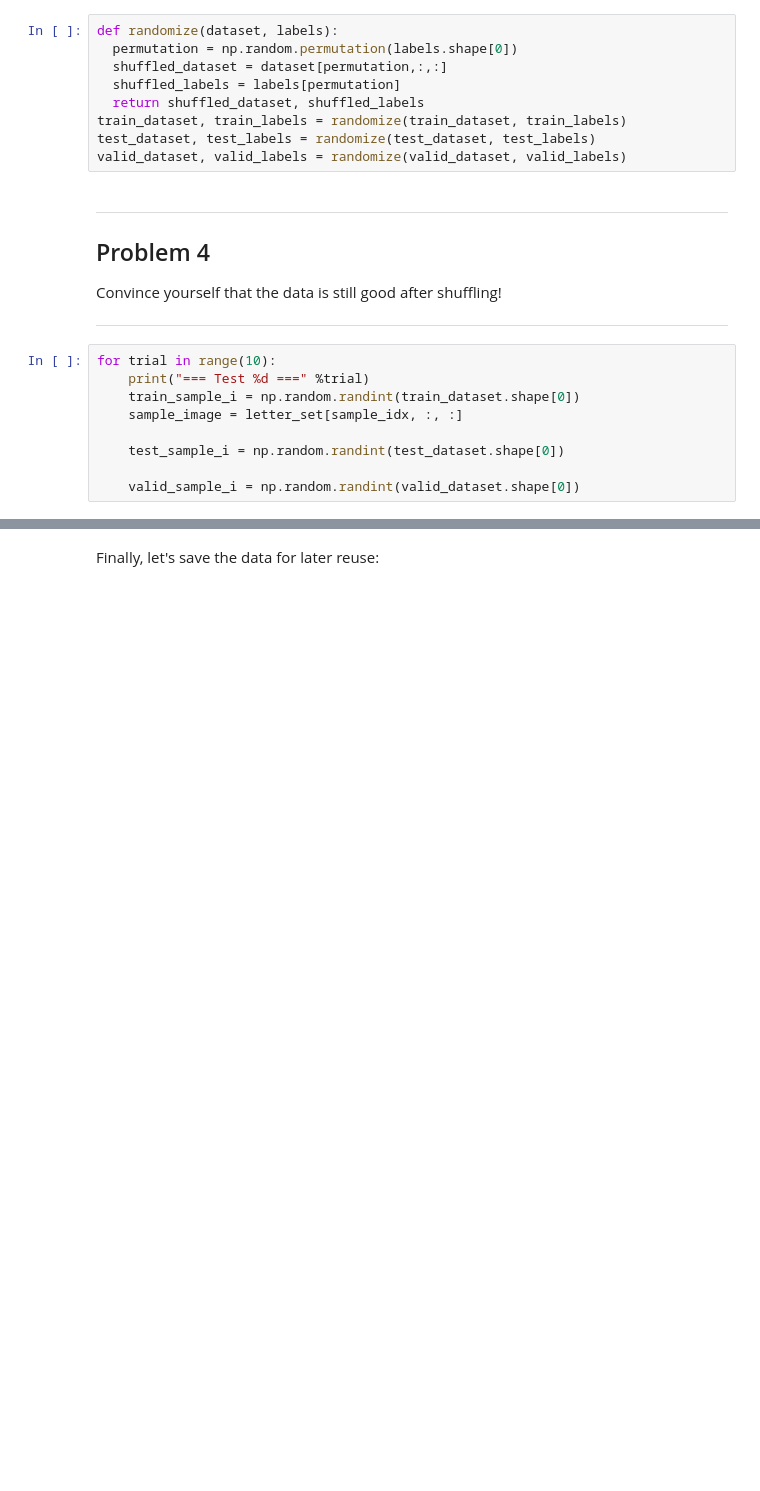
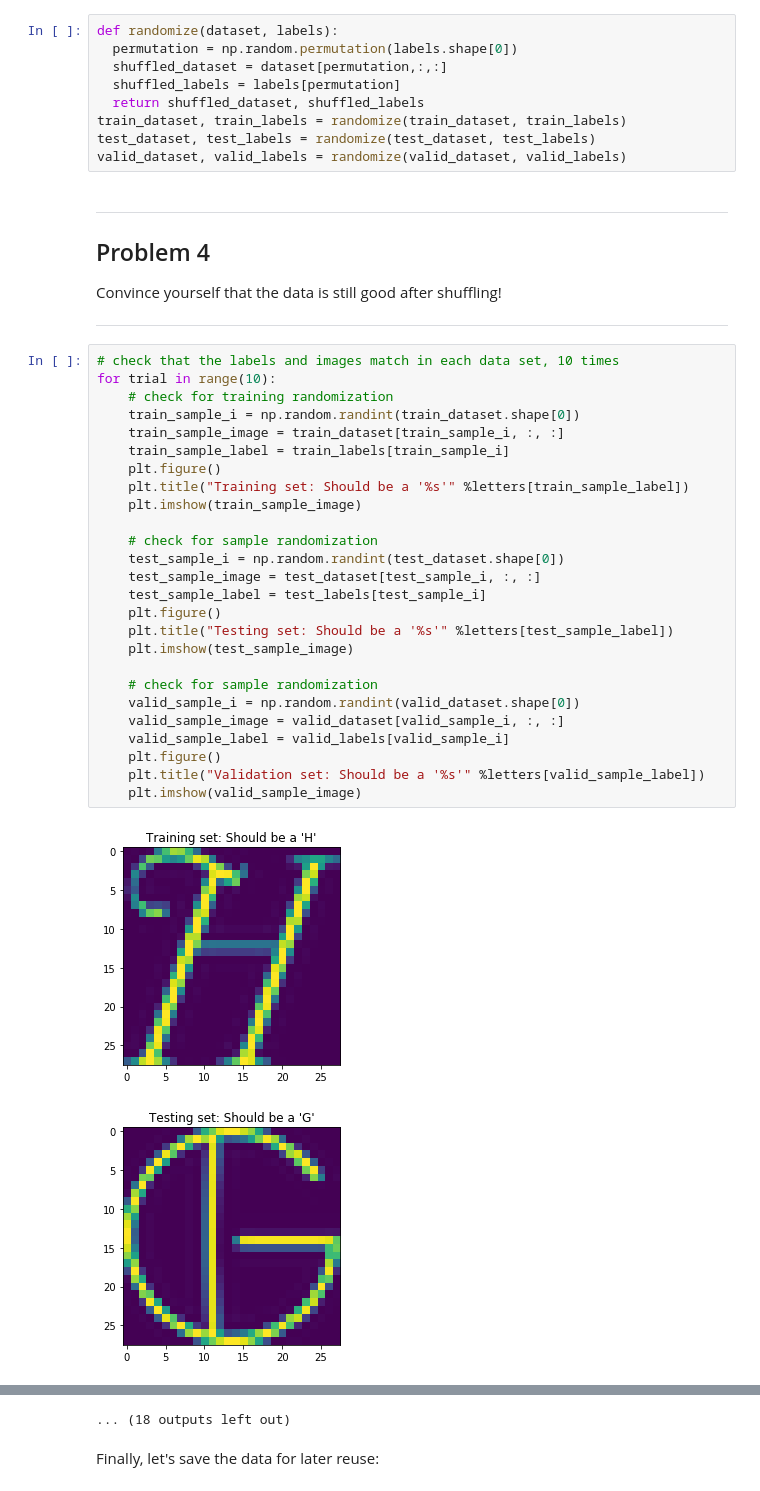
Before and after one commit to paulrevere4/udacity-deep-learning, a Jupyter notebook: assignment1/1_notmnist.ipynb, the cells around one changed output, grey strips where cells are left out. Cells and saved outputs as stored; diff of their text form; blank space fills up the shorter version.

```diff
--- a/assignment1/1_notmnist.ipynb
+++ b/assignment1/1_notmnist.ipynb
@@ -348,12 +351,32 @@ Problem 4
 Convince yourself that the data is still good after shuffling!
 
 ---
-# %%
-for trial in range(10):
-    print("=== Test %d ===" %trial)
-    train_sample_i = np.random.randint(train_dataset.shape[0])
-    sample_image = letter_set[sample_idx, :, :]
-
-    test_sample_i = np.random.randint(test_dataset.shape[0])
-
-    valid_sample_i = np.random.randint(valid_dataset.shape[0])
+# %%
+# check that the labels and images match in each data set, 10 times
+for trial in range(10):
+    # check for training randomization
+    train_sample_i = np.random.randint(train_dataset.shape[0])
+    train_sample_image = train_dataset[train_sample_i, :, :]
+    train_sample_label = train_labels[train_sample_i]
+    plt.figure()
+    plt.title("Training set: Should be a '%s'" %letters[train_sample_label])
+    plt.imshow(train_sample_image)
+
+    # check for sample randomization
+    test_sample_i = np.random.randint(test_dataset.shape[0])
+    test_sample_image = test_dataset[test_sample_i, :, :]
+    test_sample_label = test_labels[test_sample_i]
+    plt.figure()
+    plt.title("Testing set: Should be a '%s'" %letters[test_sample_label])
+    plt.imshow(test_sample_image)
+
+    # check for sample randomization
+    valid_sample_i = np.random.randint(valid_dataset.shape[0])
+    valid_sample_image = valid_dataset[valid_sample_i, :, :]
+    valid_sample_label = valid_labels[valid_sample_i]
+    plt.figure()
+    plt.title("Validation set: Should be a '%s'" %letters[valid_sample_label])
+    plt.imshow(valid_sample_image)
+# %% [output]
+[figure, added]
+[figure, added]
@@ -360,3 +393,4 @@ for trial in range(10):
+... (18 outputs left out)
 # %% [markdown]
 Finally, let's save the data for later reuse:
 # %%
```
Also changed, not shown: parts of 4 cells of this notebook.
